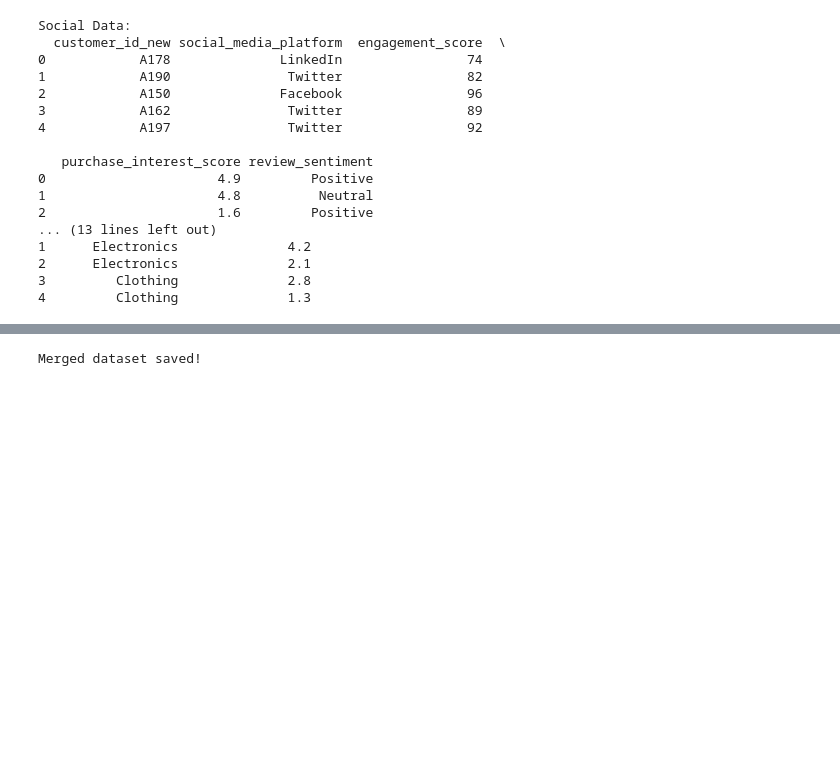
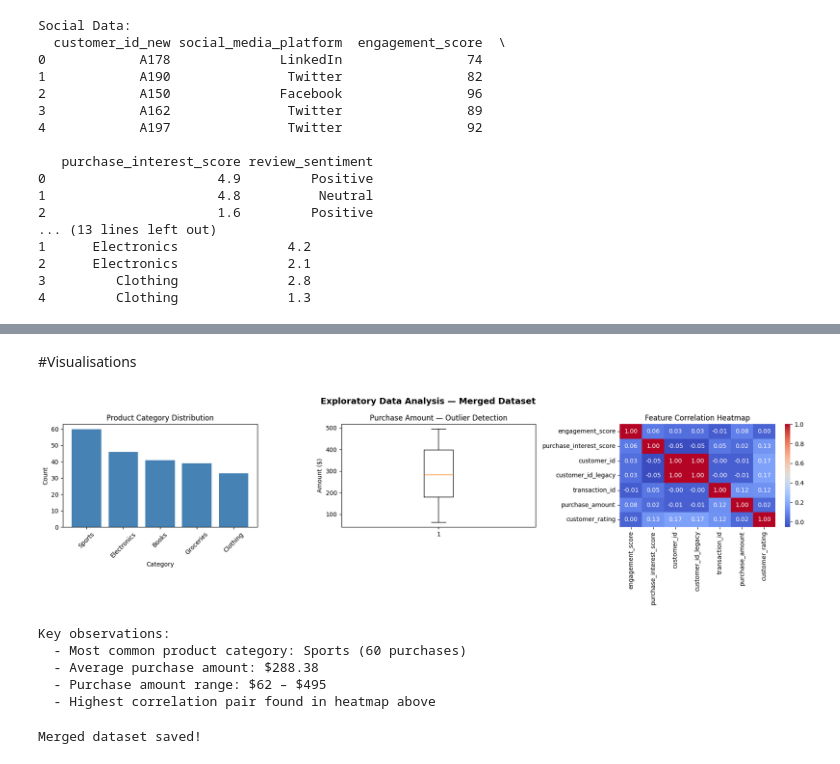
Before and after one commit to Elvis-Kayonga/Data-Preprocessing-Formative2-ML-GROUP9, a Jupyter notebook: notebooks/product_recommendation_model.ipynb, the cells around one changed output, grey strips where cells are left out. Drawn from its saved outputs; the diff is of its cells as text; code cells hidden in the pictures; blank space fills up the shorter version.

Commit message:
added visualisations

```diff
--- a/notebooks/product_recommendation_model.ipynb
+++ b/notebooks/product_recommendation_model.ipynb
@@ -12,9 +36,8 @@ from sklearn.preprocessing import LabelEncoder
 # %%
-import pandas as pd
 
 # Load datasets
-social_data = pd.read_csv("/content/drive/MyDrive/datasets/customer_social_profiles.csv")
-trans_data = pd.read_csv("/content/drive/MyDrive/datasets/customer_transactions.csv")
+social_data = pd.read_csv("customer_social_profiles.csv")
+trans_data = pd.read_csv("customer_transactions.csv")
 
 print("Social Data:")
 print(social_data.head())
@@ -76 +128,42 @@ Shape: (219, 12)
+# %% [markdown]
+#Visualisations
+# %%
+fig, axes = plt.subplots(1, 3, figsize=(18, 5))
+fig.suptitle("Exploratory Data Analysis — Merged Dataset", fontsize=14, fontweight='bold')
+
+# Plot 1: Distribution of product categories (target variable)
+category_counts = merged_data['product_category'].value_counts()
+axes[0].bar(category_counts.index, category_counts.values, color='steelblue')
+axes[0].set_title("Product Category Distribution")
+axes[0].set_xlabel("Category")
+axes[0].set_ylabel("Count")
+axes[0].tick_params(axis='x', rotation=45)
+
+# Plot 2: Purchase amount distribution (outlier detection)
+axes[1].boxplot(merged_data['purchase_amount'].dropna())
+axes[1].set_title("Purchase Amount — Outlier Detection")
+axes[1].set_ylabel("Amount ($)")
+
+# Plot 3: Correlation heatmap of numeric features
+numeric_cols = merged_data.select_dtypes(include='number')
+corr = numeric_cols.corr()
+sns.heatmap(corr, annot=True, fmt=".2f", cmap='coolwarm', ax=axes[2], cbar=True)
+axes[2].set_title("Feature Correlation Heatmap")
+
+plt.tight_layout()
+plt.savefig('eda_plots.png', dpi=120, bbox_inches='tight')
+plt.show()
+
+print("\nKey observations:")
+print(f"  - Most common product category: {category_counts.idxmax()} ({category_counts.max()} purchases)")
+print(f"  - Average purchase amount: ${merged_data['purchase_amount'].mean():.2f}")
+print(f"  - Purchase amount range: ${merged_data['purchase_amount'].min()} – ${merged_data['purchase_amount'].max()}")
+print(f"  - Highest correlation pair found in heatmap above")
+# %% [output]
+[figure, added]
+Key observations:
+  - Most common product category: Sports (60 purchases)
+  - Average purchase amount: $288.38
+  - Purchase amount range: $62 – $495
+  - Highest correlation pair found in heatmap above
 # %%
```
Also changed, not shown: parts of 13 cells of this notebook.
